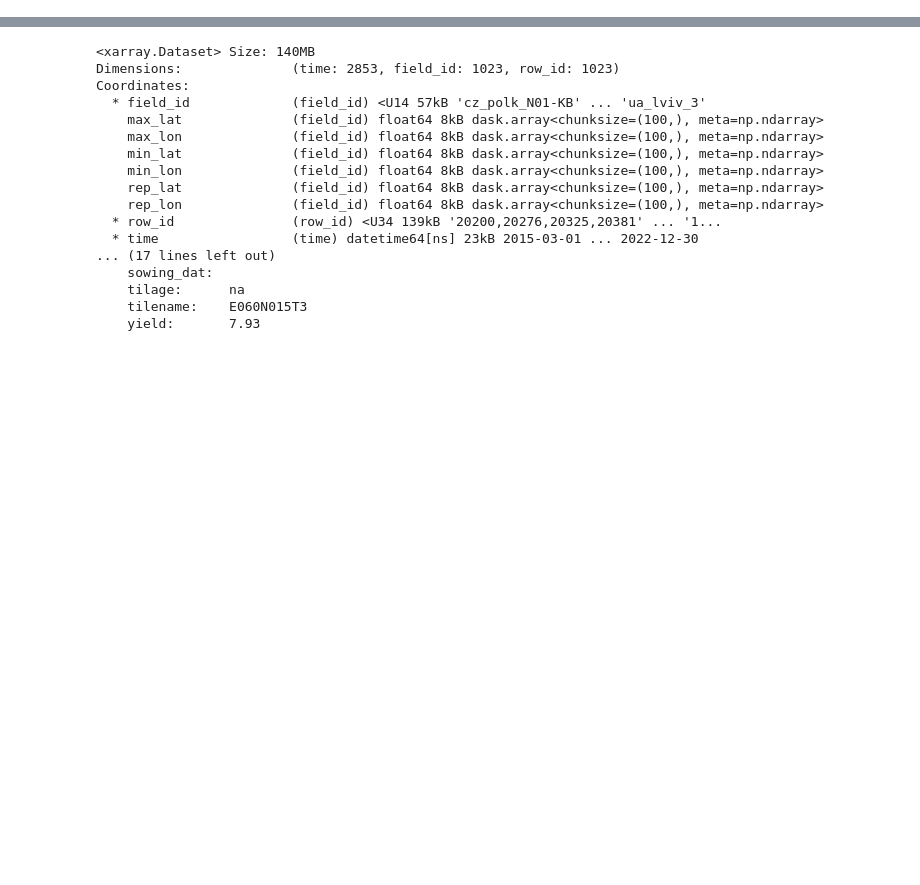
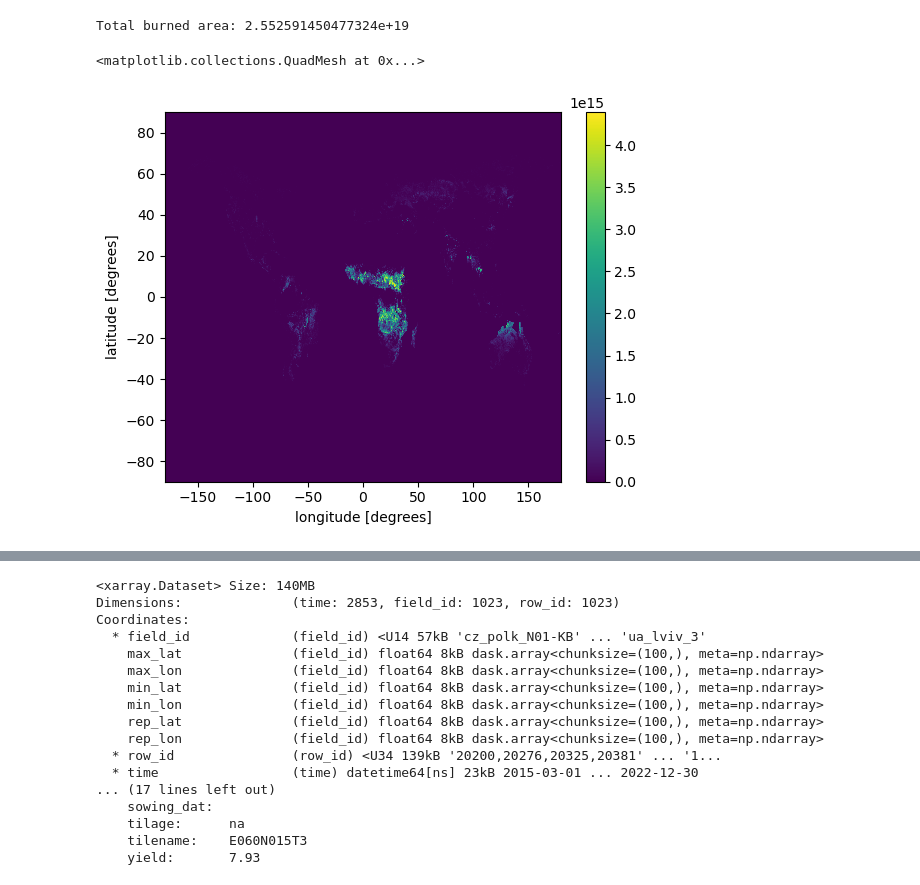
Before and after one commit to versioneer-tech/benchmarking, a Jupyter notebook: benchmark.ipynb, the cells around one changed output, grey strips where cells are left out. Cells and saved outputs as stored; diff of their text form; code cells hidden in the pictures; blank space fills up the shorter version.

```diff
--- a/benchmark.ipynb
+++ b/benchmark.ipynb
@@ -19,3 +110,17 @@ from concurrent.futures import ThreadPoolExecutor
+# %%
+ds = xr.open_zarr("https://s3.waw4-1.cloudferro.com/EarthCODE/OSCAssets/seasfire/seasfire_v0.4.zarr", chunks={})
+
+burned = (ds.fcci_ba * ds.area).sum("time")
+
+global_burned = burned.sum(("latitude", "longitude")).compute()
+
+print("Total burned area:", float(global_burned.values))
+
+burned.plot(x="longitude", y="latitude")
+# %% [output]
+Total burned area: 2.552591450477324e+19
+<matplotlib.collections.QuadMesh at 0x...>
+[figure, added]
 # %%
 %%time
 sentinel1_url = 'https://objectstore.eodc.eu:2222/68e13833a1624f43ba2cac01376a18af:ASP_ZARR/S1_out.zarr'
```
Also changed, not shown: parts of 13 cells of this notebook, 4 other files.
